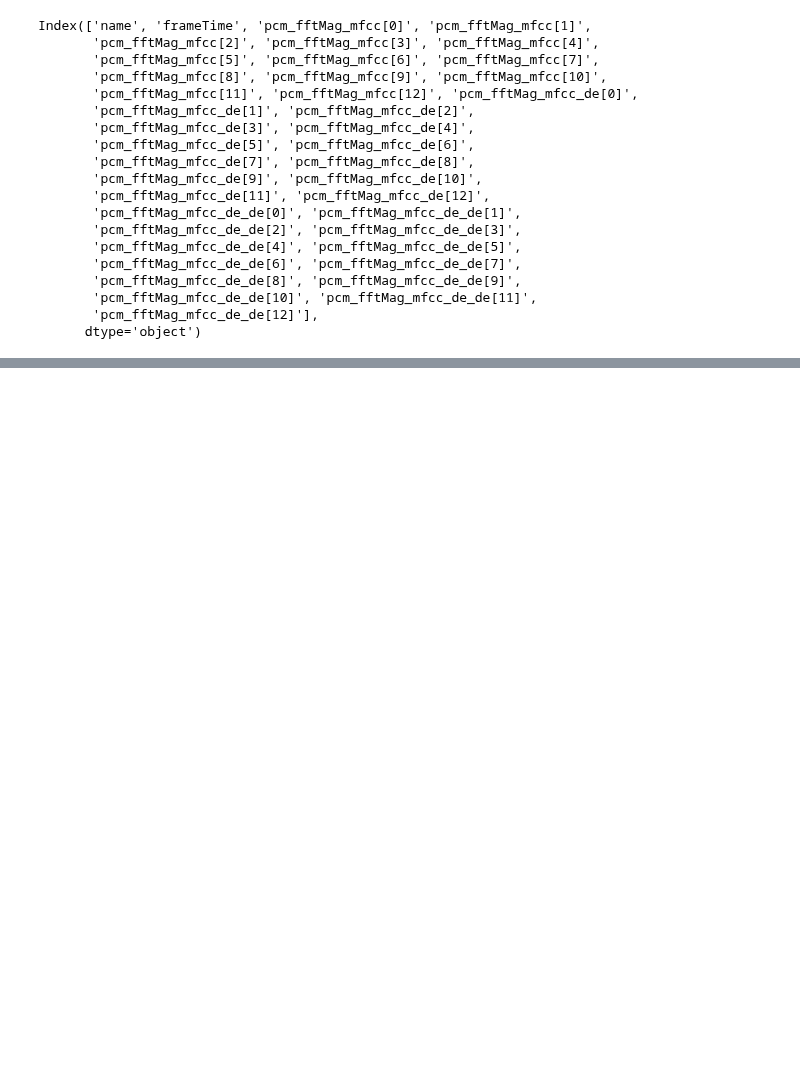
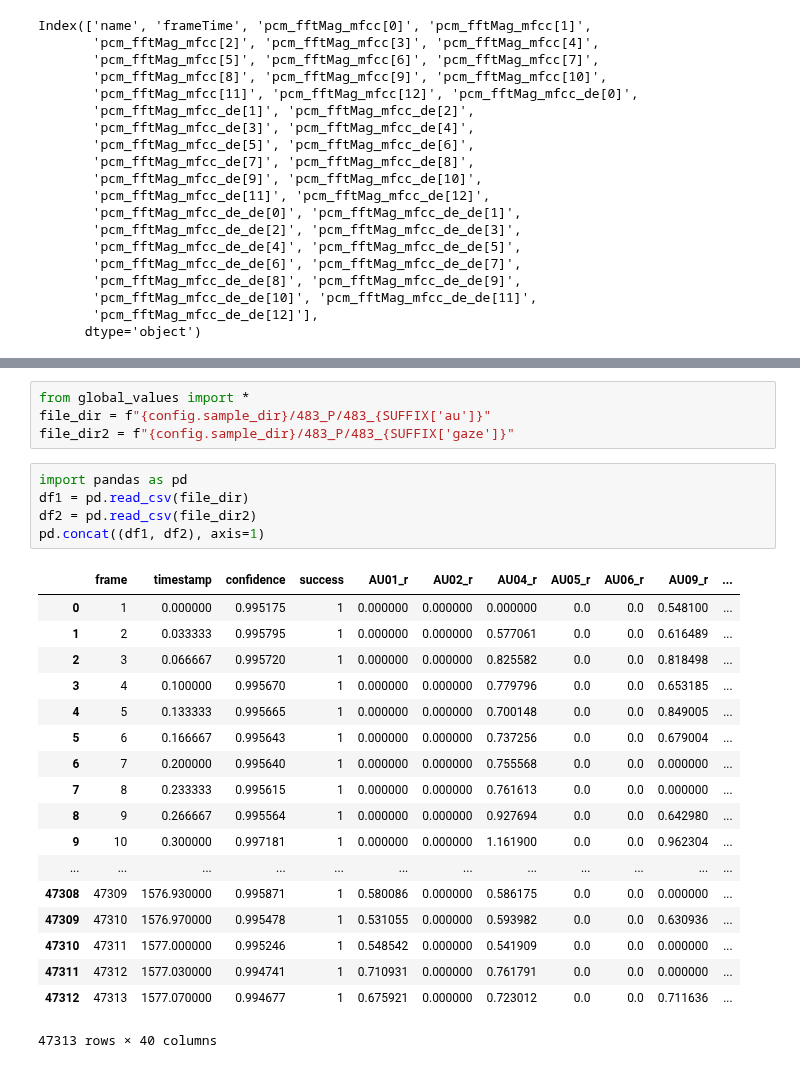
Before and after one commit to LouisYZK/dds-avec2019, a Jupyter notebook: explore.ipynb, the cells around one changed output, grey strips where cells are left out. Drawn from its saved outputs; the diff is of its cells as text; blank space fills up the shorter version.

```diff
--- a/explore.ipynb
+++ b/explore.ipynb
@@ -492,2 +494,30 @@ len(df)
 # %% [output]
 174
+# %%
+from global_values import *
+file_dir = f"{config.sample_dir}/483_P/483_{SUFFIX['au']}"
+file_dir2 = f"{config.sample_dir}/483_P/483_{SUFFIX['gaze']}"
+# %%
+import pandas as pd
+df1 = pd.read_csv(file_dir)
+df2 = pd.read_csv(file_dir2)
+pd.concat((df1, df2), axis=1)
+# %% [output]
+|  | frame | timestamp | confidence | success | AU01_r | AU02_r | AU04_r | AU05_r | AU06_r | AU09_r | ... |
+| 0 | 1 | 0.000000 | 0.995175 | 1 | 0.000000 | 0.000000 | 0.000000 | 0.0 | 0.0 | 0.548100 | ... |
+| 1 | 2 | 0.033333 | 0.995795 | 1 | 0.000000 | 0.000000 | 0.577061 | 0.0 | 0.0 | 0.616489 | ... |
+| 2 | 3 | 0.066667 | 0.995720 | 1 | 0.000000 | 0.000000 | 0.825582 | 0.0 | 0.0 | 0.818498 | ... |
+| 3 | 4 | 0.100000 | 0.995670 | 1 | 0.000000 | 0.000000 | 0.779796 | 0.0 | 0.0 | 0.653185 | ... |
+| 4 | 5 | 0.133333 | 0.995665 | 1 | 0.000000 | 0.000000 | 0.700148 | 0.0 | 0.0 | 0.849005 | ... |
+| 5 | 6 | 0.166667 | 0.995643 | 1 | 0.000000 | 0.000000 | 0.737256 | 0.0 | 0.0 | 0.679004 | ... |
+| 6 | 7 | 0.200000 | 0.995640 | 1 | 0.000000 | 0.000000 | 0.755568 | 0.0 | 0.0 | 0.000000 | ... |
+| 7 | 8 | 0.233333 | 0.995615 | 1 | 0.000000 | 0.000000 | 0.761613 | 0.0 | 0.0 | 0.000000 | ... |
+| 8 | 9 | 0.266667 | 0.995564 | 1 | 0.000000 | 0.000000 | 0.927694 | 0.0 | 0.0 | 0.642980 | ... |
+| 9 | 10 | 0.300000 | 0.997181 | 1 | 0.000000 | 0.000000 | 1.161900 | 0.0 | 0.0 | 0.962304 | ... |
+| ... | ... | ... | ... | ... | ... | ... | ... | ... | ... | ... | ... |
+| 47308 | 47309 | 1576.930000 | 0.995871 | 1 | 0.580086 | 0.000000 | 0.586175 | 0.0 | 0.0 | 0.000000 | ... |
+| 47309 | 47310 | 1576.970000 | 0.995478 | 1 | 0.531055 | 0.000000 | 0.593982 | 0.0 | 0.0 | 0.630936 | ... |
+| 47310 | 47311 | 1577.000000 | 0.995246 | 1 | 0.548542 | 0.000000 | 0.541909 | 0.0 | 0.0 | 0.000000 | ... |
+| 47311 | 47312 | 1577.030000 | 0.994741 | 1 | 0.710931 | 0.000000 | 0.761791 | 0.0 | 0.0 | 0.000000 | ... |
+| 47312 | 47313 | 1577.070000 | 0.994677 | 1 | 0.675921 | 0.000000 | 0.723012 | 0.0 | 0.0 | 0.711636 | ... |
+47313 rows × 40 columns
```
Also changed, not shown: parts of 3 cells of this notebook, 3 other files.
